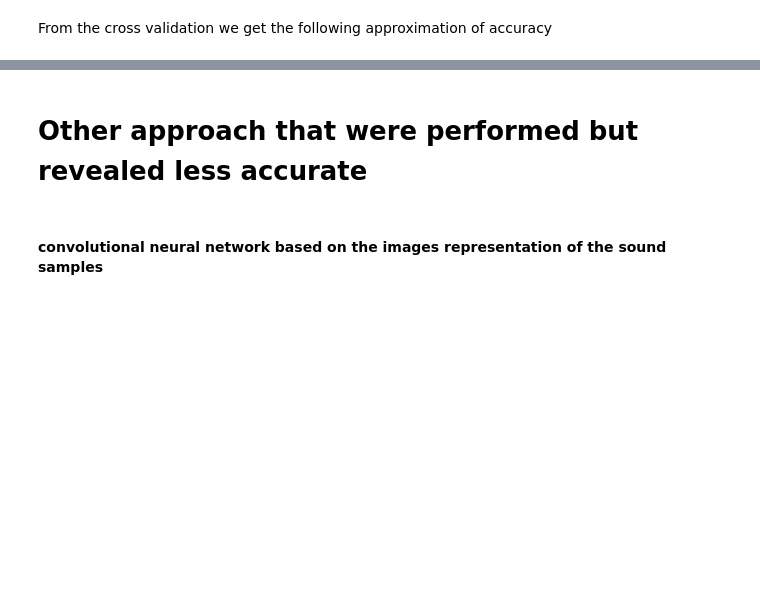
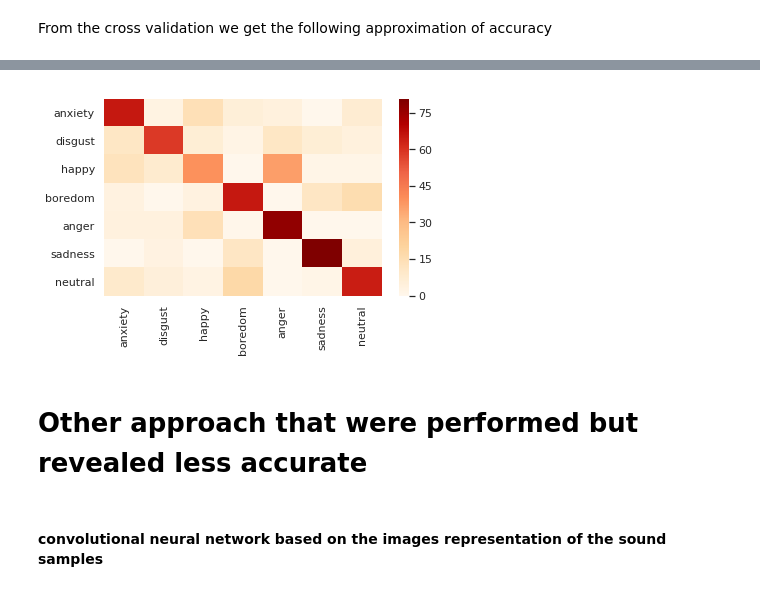
Before and after one commit to dufourc1/speech_emotion_recognition, a Jupyter notebook: Report.ipynb, the cells around one changed output, grey strips where cells are left out. Saved outputs shown, nothing was run; the diff lists cells and outputs as text; code cells hidden in the pictures; blank space fills up the shorter version.

```diff
--- a/Report.ipynb
+++ b/Report.ipynb
@@ -306,3 +307,10 @@ pd.DataFrame(np.insert(per_class_accuracy, 0,global_accuraca), index= ['global',
+# %%
+sns.heatmap(confusion_matrix,cmap="OrRd")
+plt.tight_layout()
+#plt.savefig("results/plots/confusion_matrix.png",dpi = 1000)
+plt.show()
+# %% [output]
+[figure, added]
 # %% [markdown]
 # Other approach that were performed but revealed less accurate
 # %% [markdown]
```
Also changed, not shown: parts of 4 cells of this notebook, 8 other files.
